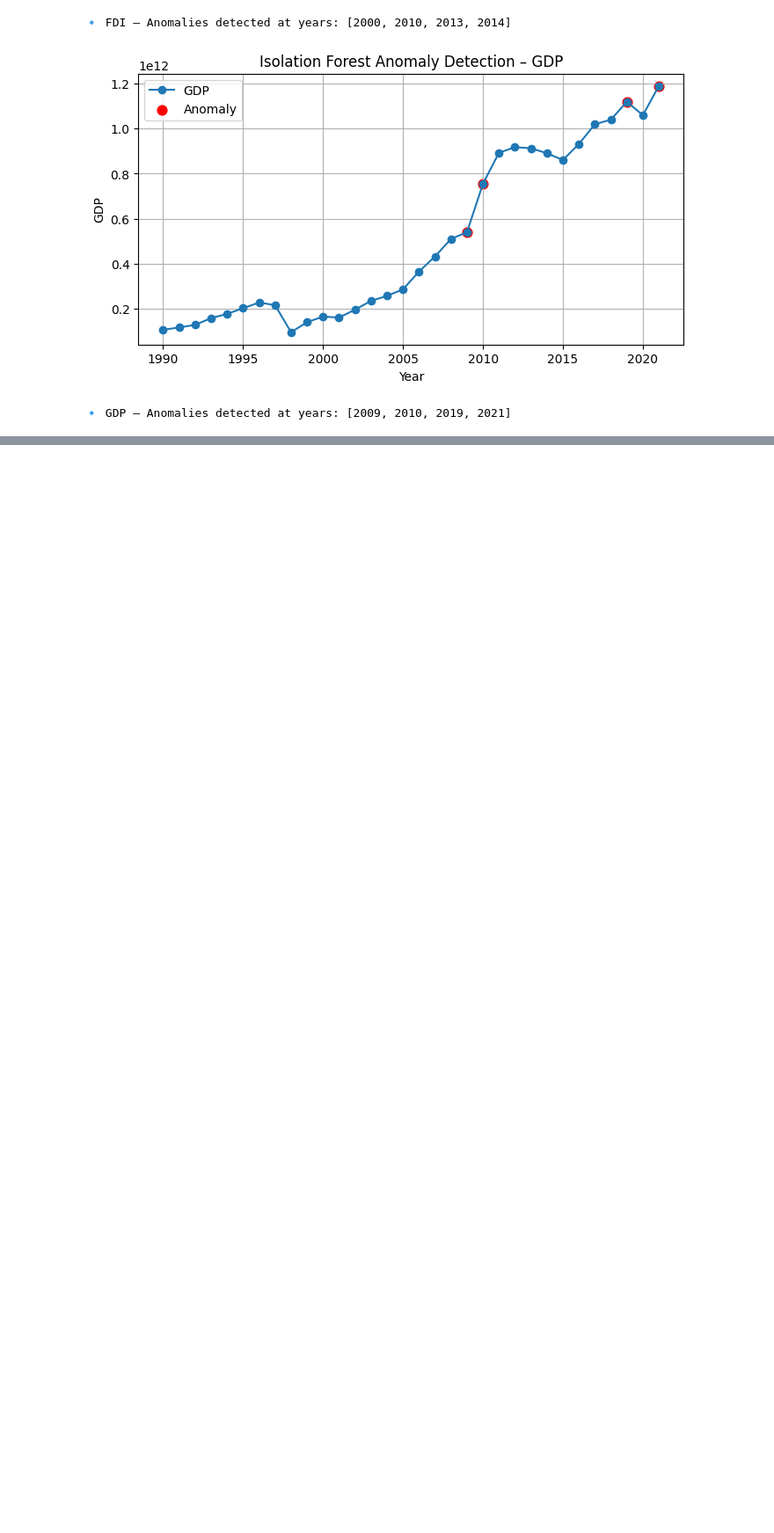
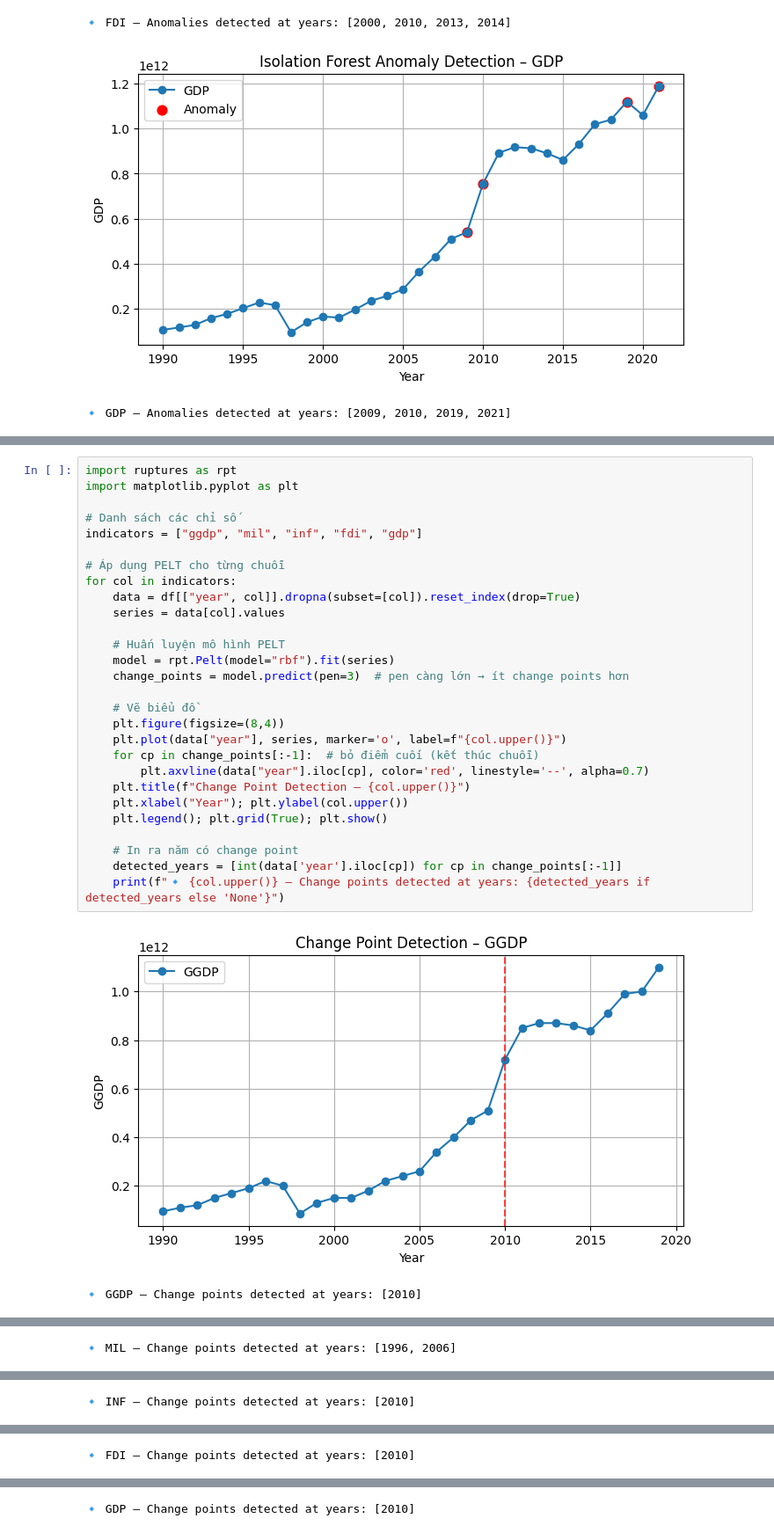
Before and after one commit to PhamDuyet-otw/Time-series, a Jupyter notebook: Part2.ipynb, the cells around one changed output, grey strips where cells are left out. Shown at 88% size. Saved outputs shown, nothing was run; the diff lists cells and outputs as text; blank space fills up the shorter version.

```diff
--- a/Part2.ipynb
+++ b/Part2.ipynb
@@ -159,0 +174,31 @@ for col in indicators:
+# %%
+import ruptures as rpt
+import matplotlib.pyplot as plt
+
+# Danh sách các chỉ số
+indicators = ["ggdp", "mil", "inf", "fdi", "gdp"]
+
+# Áp dụng PELT cho từng chuỗi
+for col in indicators:
+    data = df[["year", col]].dropna(subset=[col]).reset_index(drop=True)
+    series = data[col].values
+
+    # Huấn luyện mô hình PELT
+    model = rpt.Pelt(model="rbf").fit(series)
+    change_points = model.predict(pen=3)  # pen càng lớn → ít change points hơn
+
+    # Vẽ biểu đồ
+    plt.figure(figsize=(8,4))
+    plt.plot(data["year"], series, marker='o', label=f"{col.upper()}")
+    for cp in change_points[:-1]:  # bỏ điểm cuối (kết thúc chuỗi)
+        plt.axvline(data["year"].iloc[cp], color='red', linestyle='--', alpha=0.7)
+    plt.title(f"Change Point Detection – {col.upper()}")
+    plt.xlabel("Year"); plt.ylabel(col.upper())
+    plt.legend(); plt.grid(True); plt.show()
+
+    # In ra năm có change point
+    detected_years = [int(data['year'].iloc[cp]) for cp in change_points[:-1]]
+    print(f"🔹 {col.upper()} – Change points detected at years: {detected_years if detected_years else 'None'}")
+# %% [output]
+[figure, added]
+🔹 GGDP – Change points detected at years: [2010]
@@ -159,0 +206 @@ for col in indicators:
+🔹 MIL – Change points detected at years: [1996, 2006]
@@ -159,0 +208 @@ for col in indicators:
+🔹 INF – Change points detected at years: [2010]
@@ -159,0 +210 @@ for col in indicators:
+🔹 FDI – Change points detected at years: [2010]
@@ -159,0 +212 @@ for col in indicators:
+🔹 GDP – Change points detected at years: [2010]
```
Also changed, not shown: parts of 2 cells of this notebook.
